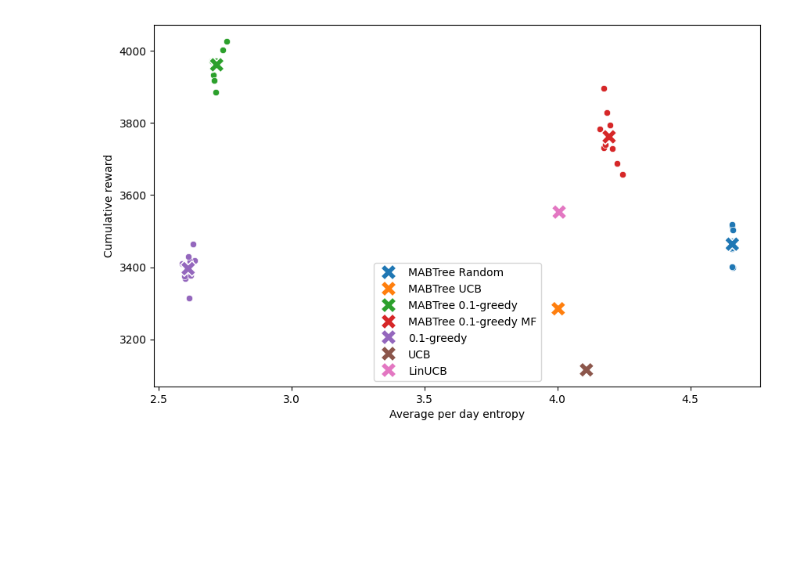
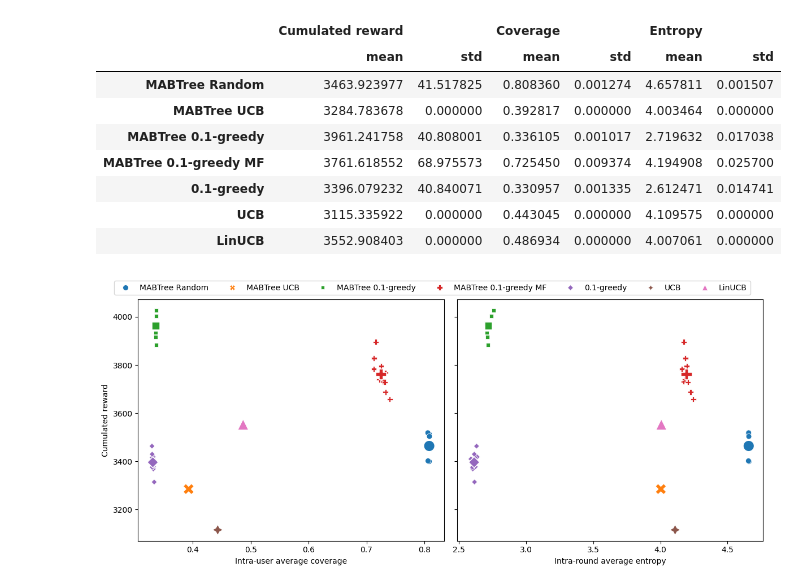
Before and after one commit to rik1599/recsys4good, a Jupyter notebook: evaluate.ipynb, the cells around one changed output. Drawn from its saved outputs; the diff is of its cells as text; code cells hidden in the pictures; blank space fills up the shorter version.

```diff
--- a/evaluate.ipynb
+++ b/evaluate.ipynb
@@ -152,13 +99,52 @@ df_diversity
-# %%
-ax = plt.figure(figsize=(10, 6)).gca()
-for x, y in zip(df_diversity, final_cumulative_reward):
-    sns.scatterplot(x=df_diversity[x], y=final_cumulative_reward[y], ax=ax)
-sns.scatterplot(x=df_diversity.mean(axis=0), y=final_cumulative_reward.mean(axis=0), hue=df_diversity.columns, s=200, marker='X', ax=ax)
-
-plt.xlabel('Average per day entropy')
-plt.ylabel('Cumulative reward')
-plt.legend()
-plt.savefig('./out/cumulative_reward_vs_entropy.pdf', format='pdf')
-plt.show()
-# %% [output]
-[figure, removed]
+# %%
+stacked = pd.concat([
+    cumulated_reward.stack(),
+    df_coverage.stack(),
+    df_diversity.stack()
+], axis=1, keys=['Cumulated reward', 'Coverage', 'Entropy']).droplevel(0).reset_index(names='Setup')
+
+statistics = stacked.groupby('Setup', sort=False).agg(['mean', 'std'])
+statistics.index.name = None
+
+statistics.style.format('{:.2f}').apply(highlight_max, axis=0).to_latex(
+    'out/summary.tex',
+    position='H',
+    position_float='centering',
+    caption='Mean and standard deviation of cumulated reward, coverage and entropy for each setup. For each metric, the best and second best setups are highlighted in bold and underlined, respectively. The worst setup is highlighted in italic.',
+    label='tab:summary',
+    hrules=True,
+    multicol_align='c',
+)
+
+statistics
+# %% [output]
+|  | Cumulated reward |  | Coverage |  | Entropy |  |
+|  | mean | std | mean | std | mean | std |
+| MABTree Random | 3463.923977 | 41.517825 | 0.808360 | 0.001274 | 4.657811 | 0.001507 |
+| MABTree UCB | 3284.783678 | 0.000000 | 0.392817 | 0.000000 | 4.003464 | 0.000000 |
+| MABTree 0.1-greedy | 3961.241758 | 40.808001 | 0.336105 | 0.001017 | 2.719632 | 0.017038 |
+| MABTree 0.1-greedy MF | 3761.618552 | 68.975573 | 0.725450 | 0.009374 | 4.194908 | 0.025700 |
+| 0.1-greedy | 3396.079232 | 40.840071 | 0.330957 | 0.001335 | 2.612471 | 0.014741 |
+| UCB | 3115.335922 | 0.000000 | 0.443045 | 0.000000 | 4.109575 | 0.000000 |
+| LinUCB | 3552.908403 | 0.000000 | 0.486934 | 0.000000 | 4.007061 | 0.000000 |
+# %%
+fig, (ax1, ax2) = plt.subplots(1, 2, figsize=(12, 5), sharey=True)
+
+sns.scatterplot(data=stacked, x='Coverage', y='Cumulated reward', hue='Setup', ax=ax1, style='Setup', s=50)
+sns.scatterplot(data=stacked, x='Entropy', y='Cumulated reward', hue='Setup', ax=ax2, style='Setup', s=50)
+
+sns.scatterplot(data=stacked.groupby('Setup', sort=False).mean().reset_index(), x='Coverage', y='Cumulated reward', hue='Setup', ax=ax1, style='Setup', s=200, legend=False)
+sns.scatterplot(data=stacked.groupby('Setup', sort=False).mean().reset_index(), x='Entropy', y='Cumulated reward', hue='Setup', ax=ax2, style='Setup', s=200, legend=False)
+
+ax1.set_xlabel('Intra-user average coverage')
+ax2.set_xlabel('Intra-round average entropy')
+
+artists, labels = ax1.get_legend_handles_labels()
+ax1.legend().remove()
+ax2.legend().remove()
+fig.legend(artists, labels, loc='upper center', ncol=7, bbox_to_anchor=(0.5, 1.05))
+fig.tight_layout()
+
+plt.savefig('./out/reward_vs_coverage_entropy.pdf', bbox_inches='tight', format='pdf')
+# %% [output]
+[figure, added]
```
Also changed, not shown: parts of 16 cells of this notebook, 9 other files.
